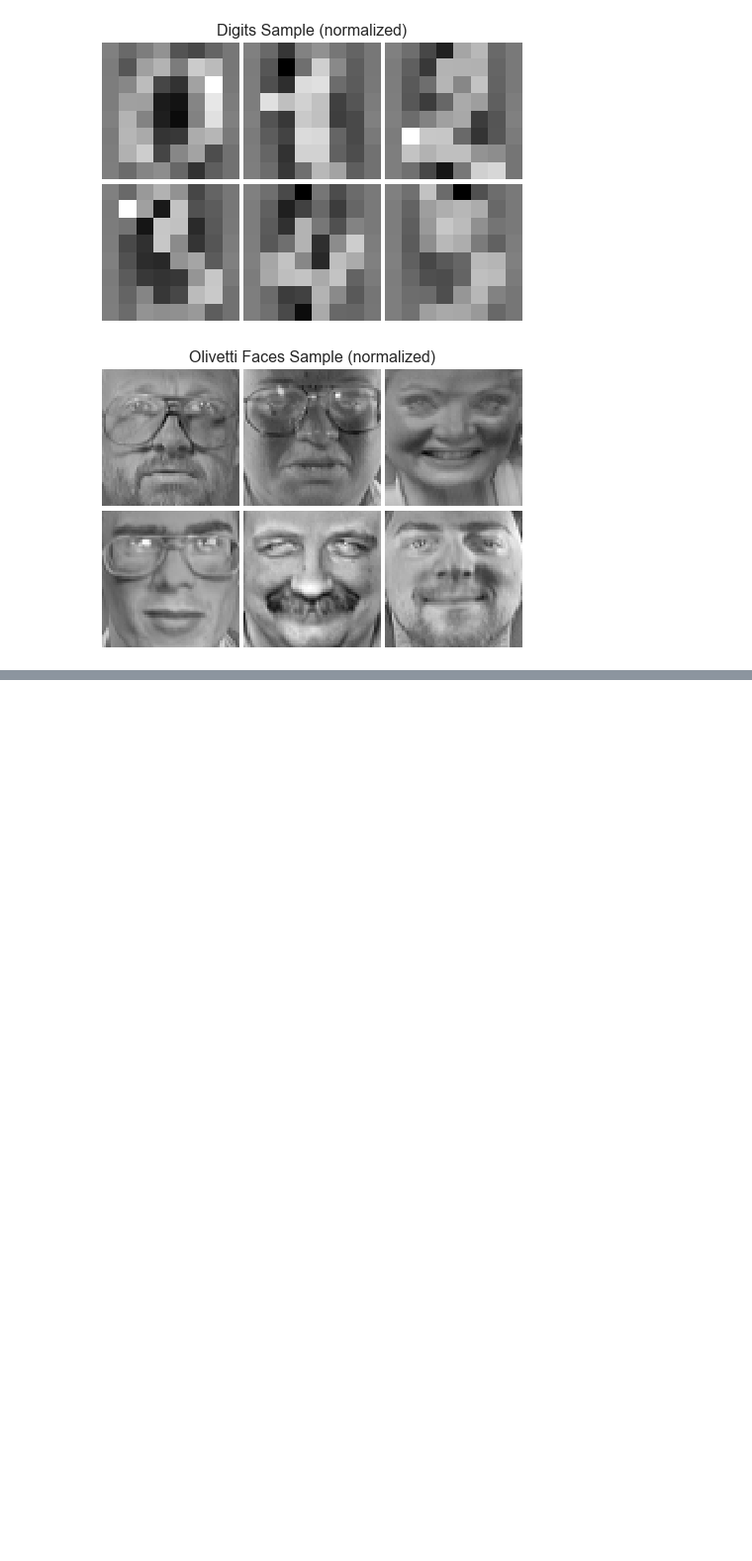
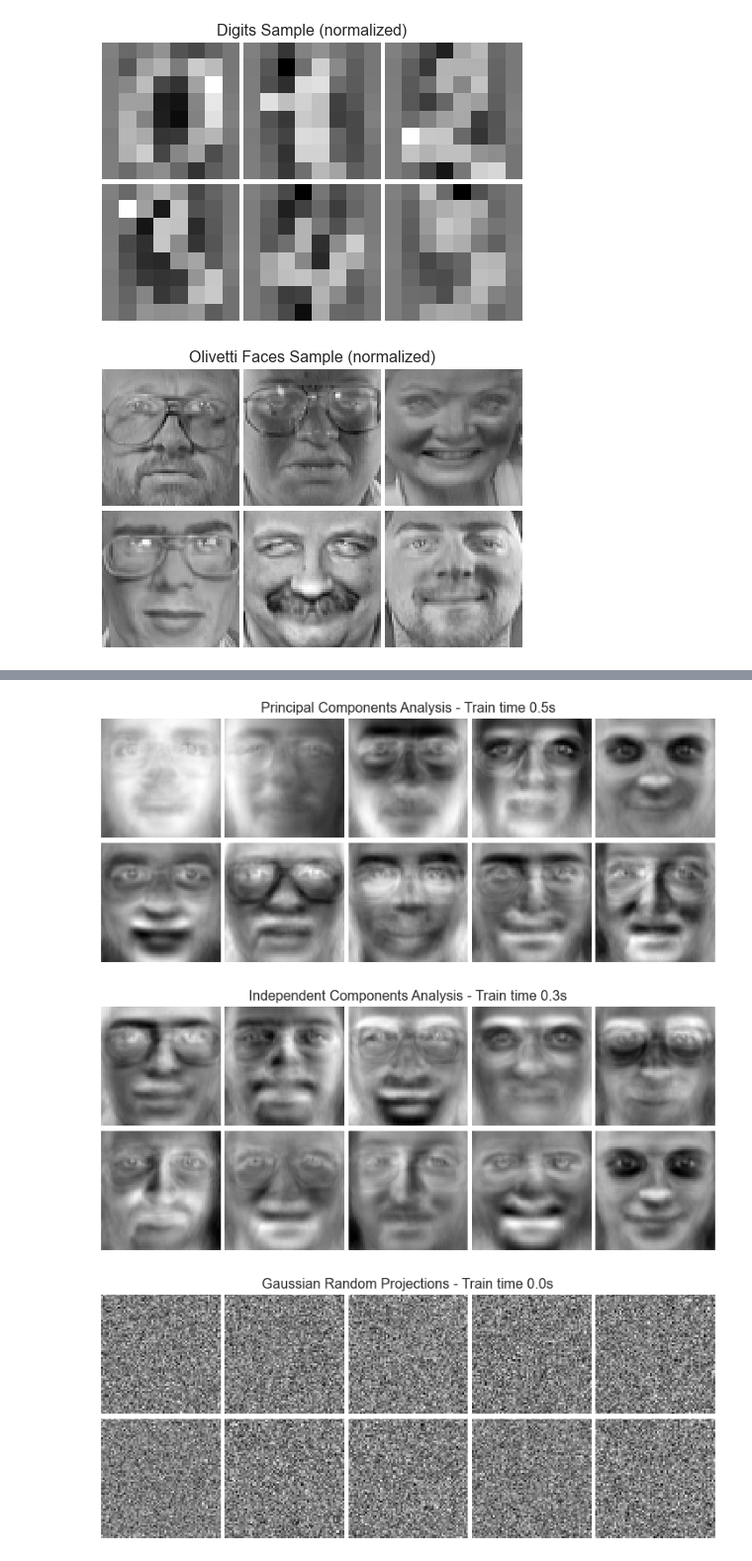
Before and after one commit to wds360/machineLearning, a Jupyter notebook: unsupervisedLearning/ul_experiments.ipynb, the cells around one changed output, grey strips where cells are left out. Shown at 99% size. Saved outputs shown, nothing was run; the diff lists cells and outputs as text; code cells hidden in the pictures; blank space fills up the shorter version.

```diff
--- a/unsupervisedLearning/ul_experiments.ipynb
+++ b/unsupervisedLearning/ul_experiments.ipynb
@@ -105,0 +135,15 @@ for title, decomposition in decompositions:
+# %%
+# decompose faces
+
+for title, decomposition in decompositions:
+    if not title == 'Feature Agglomeration':
+        t0 = time()
+        decomposition.fit(faces_X)
+        train_time = (time() - t0)
+
+        plot_gallery('%s - Train time %.1fs' % (title, train_time),
+                     decomposition.components_[:n_components])
+# %% [output]
+[figure, added]
+[figure, added]
+[figure, added]
```
Also changed, not shown: parts of 7 cells of this notebook.
